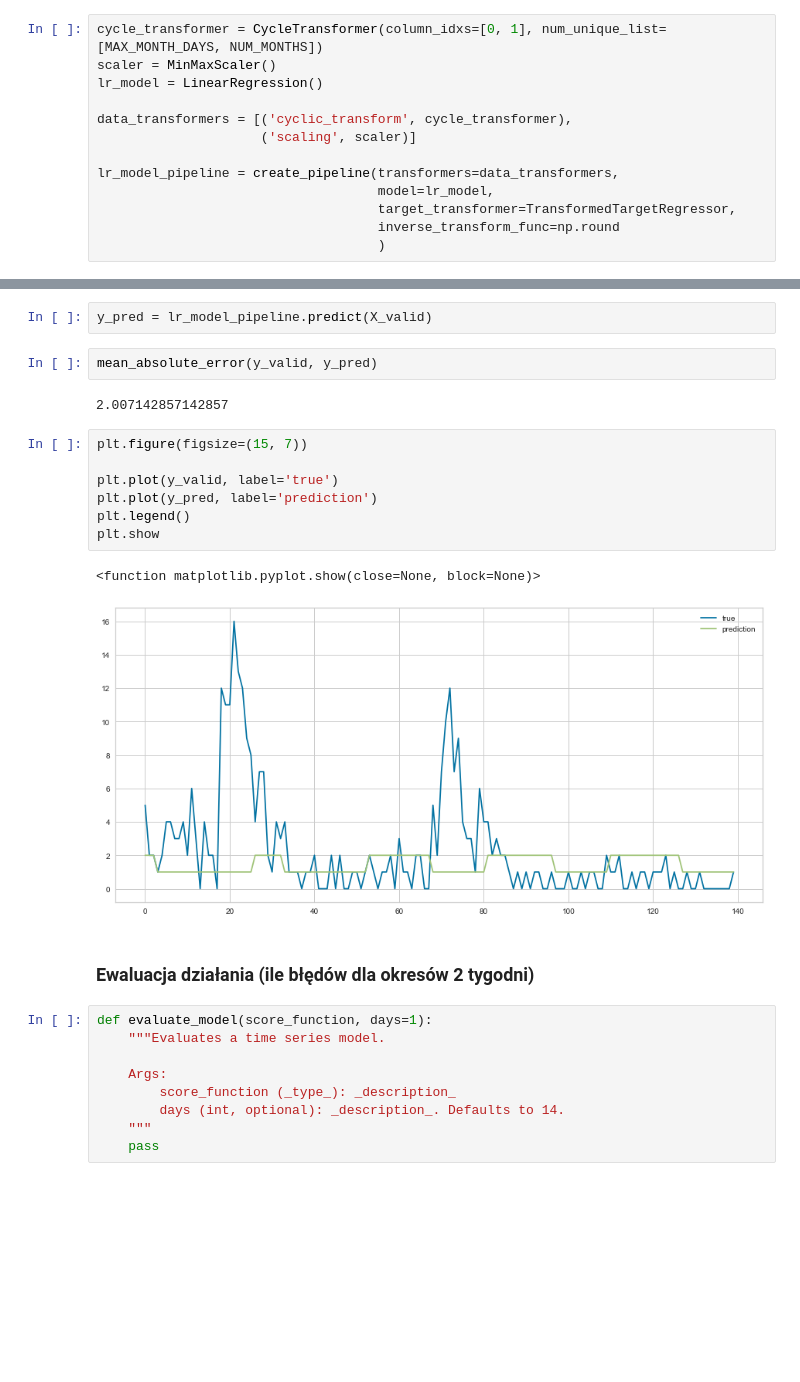
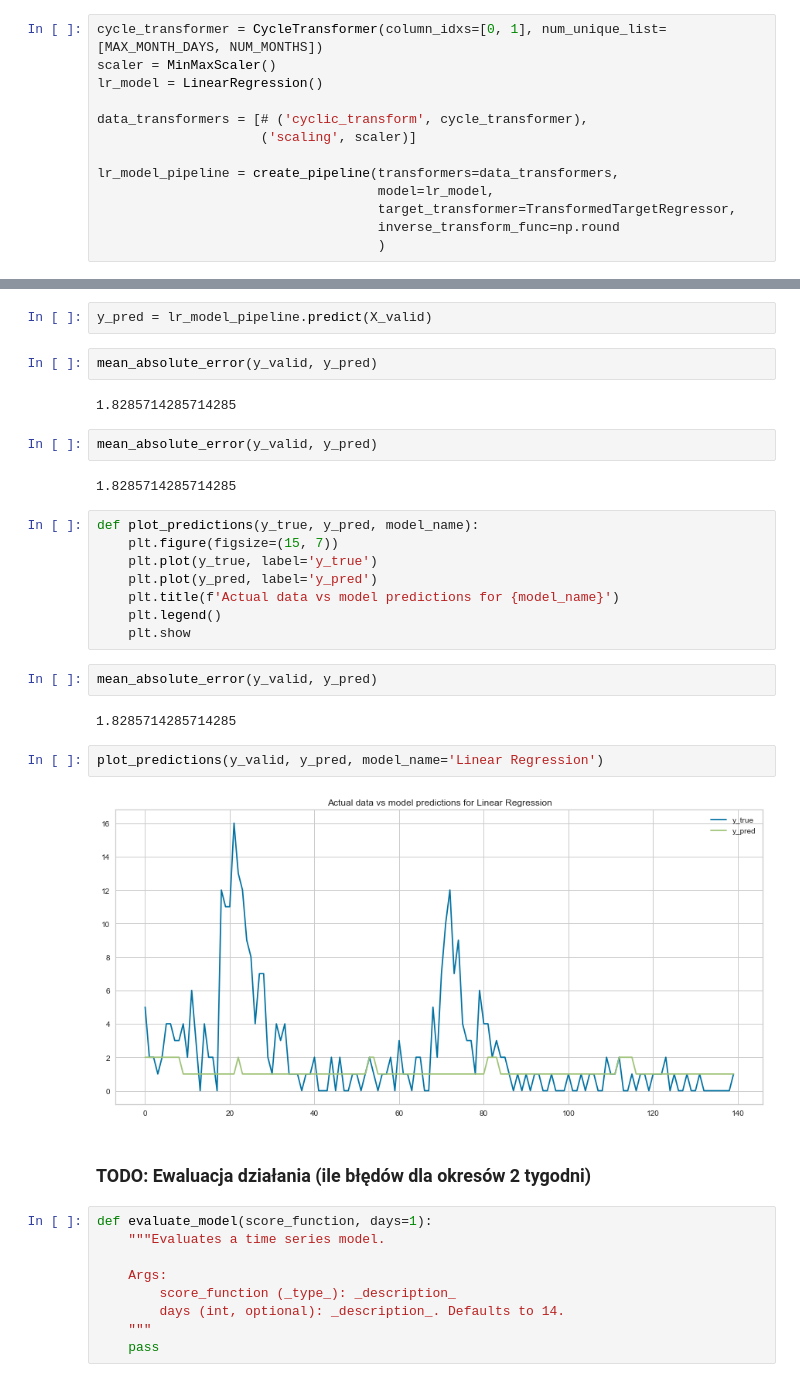
Before and after one commit to JakubTomaszewski/Time-Series-Shop-Returns, a Jupyter notebook: etap2.ipynb, the cells around one changed output, grey strips where cells are left out. Saved outputs shown, nothing was run; the diff lists cells and outputs as text; blank space fills up the shorter version.

```diff
--- a/etap2.ipynb
+++ b/etap2.ipynb
@@ -836,7 +847,7 @@ cycle_transformer = CycleTransformer(column_idxs=[0, 1], num_unique_list=[MAX_MO
 scaler = MinMaxScaler()
 lr_model = LinearRegression()
 
-data_transformers = [('cyclic_transform', cycle_transformer),
+data_transformers = [# ('cyclic_transform', cycle_transformer),
                      ('scaling', scaler)]
 
 lr_model_pipeline = create_pipeline(transformers=data_transformers,
@@ -914,19 +921,29 @@ y_pred = lr_model_pipeline.predict(X_valid)
 # %%
 mean_absolute_error(y_valid, y_pred)
 # %% [output]
-2.007142857142857
+1.8285714285714285
+# %%
+mean_absolute_error(y_valid, y_pred)
+# %% [output]
+1.8285714285714285
 # %%
-plt.figure(figsize=(15, 7))
-
-plt.plot(y_valid, label='true')
-plt.plot(y_pred, label='prediction')
-plt.legend()
-plt.show
+def plot_predictions(y_true, y_pred, model_name):
+    plt.figure(figsize=(15, 7))
+    plt.plot(y_true, label='y_true')
+    plt.plot(y_pred, label='y_pred')
+    plt.title(f'Actual data vs model predictions for {model_name}')
+    plt.legend()
+    plt.show
-# %% [output]
-<function matplotlib.pyplot.show(close=None, block=None)>
-[figure, removed]
+# %%
+mean_absolute_error(y_valid, y_pred)
+# %% [output]
+1.8285714285714285
+# %%
+plot_predictions(y_valid, y_pred, model_name='Linear Regression')
+# %% [output]
+[figure, added]
 # %% [markdown]
-### Ewaluacja działania (ile błędów dla okresów 2 tygodni)
+### TODO: Ewaluacja działania (ile błędów dla okresów 2 tygodni)
 # %%
 def evaluate_model(score_function, days=1):
     """Evaluates a time series model.
```
Also changed, not shown: parts of 47 cells of this notebook.
